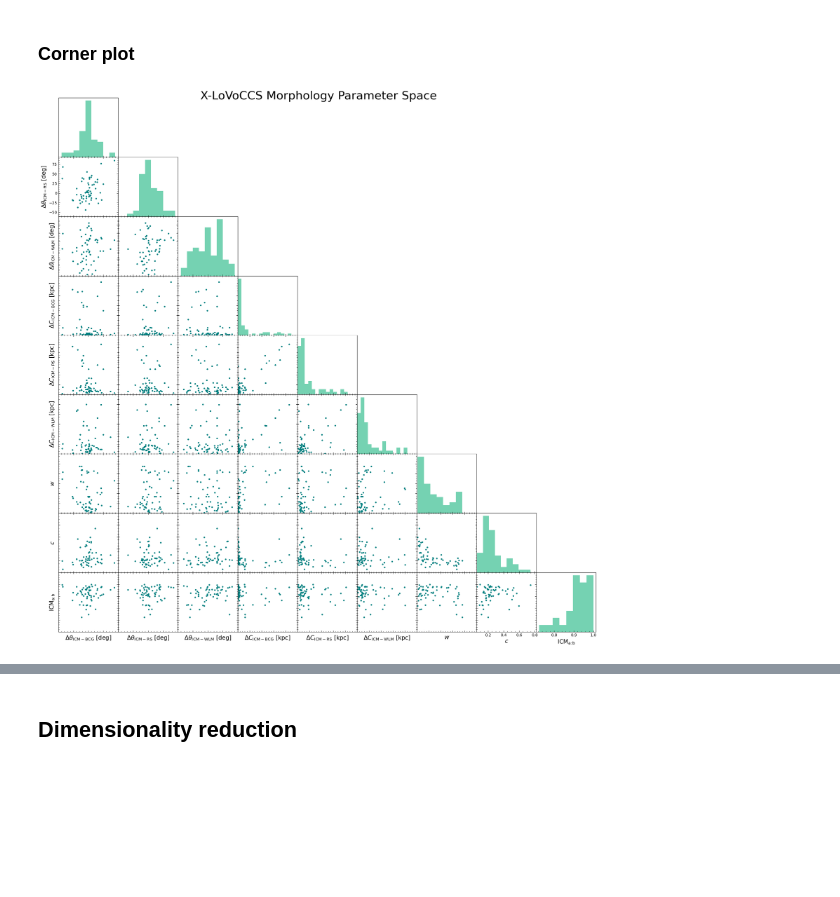
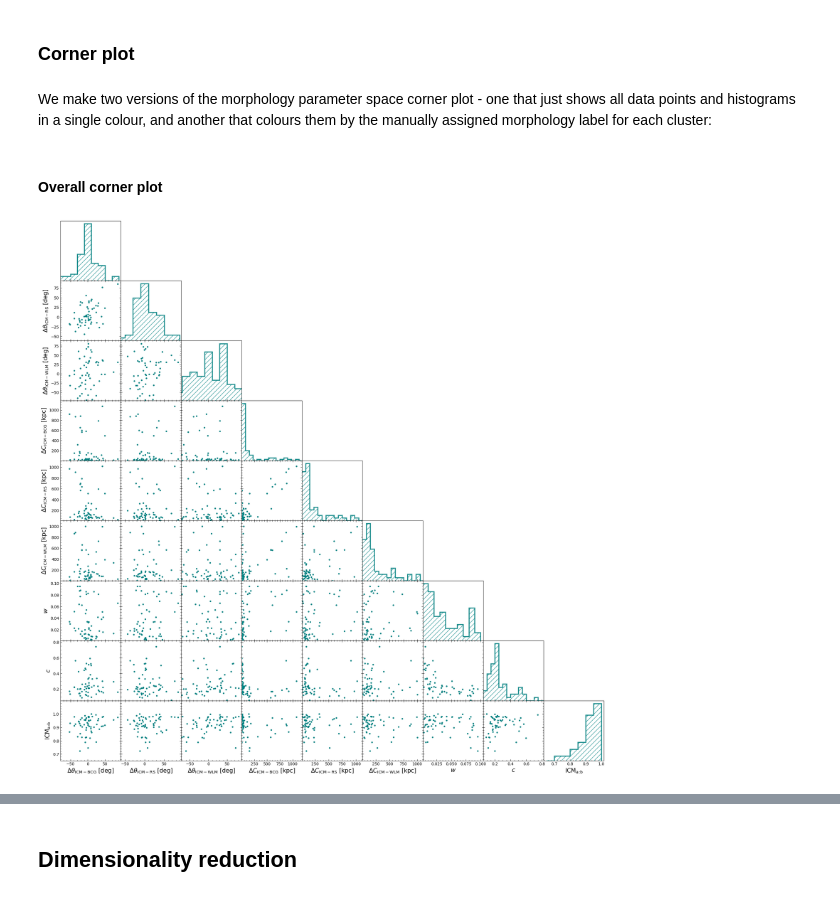
Before and after one commit to LoVoCCS/X-LoVoCCS-Analyses, a Jupyter notebook: notebooks/positions_and_morphology/whole_morphology_parameter_space.ipynb, the cells around one changed output, grey strips where cells are left out. Cells and saved outputs as stored; diff of their text form; code cells hidden in the pictures; blank space fills up the shorter version.

```diff
--- a/notebooks/positions_and_morphology/whole_morphology_parameter_space.ipynb
+++ b/notebooks/positions_and_morphology/whole_morphology_parameter_space.ipynb
@@ -78,0 +97,4 @@ xlovoccs_base.head(6)
+# %%
+morphlab_path = "../../outputs/result_files/positions_and_morphology/manual_morphology_classification_modifiers_notes.csv"
+xlovoccs_morphlab = pd.read_csv(morphlab_path).drop(columns=['LoVoCCSID', 'parent_LoVoCCSID'])
+xlovoccs_morphlab.head(6)
@@ -156,6 +186,7 @@ xlovoccs_axrat.head(6)
 ### Combining tables
 # %%
 xlovoccs_samp = pd.merge(xlovoccs_base, xlovoccs_align, left_on='name', right_on='name', how='outer')
+xlovoccs_samp = pd.merge(xlovoccs_samp, xlovoccs_morphlab, left_on='name', right_on='name', how='outer')
 xlovoccs_samp = pd.merge(xlovoccs_samp, xlovoccs_sep, left_on='name', right_on='name', how='outer')
 xlovoccs_samp = pd.merge(xlovoccs_samp, xlovoccs_para_perp_sep, left_on='name', right_on='name', how='outer')
 xlovoccs_samp = pd.merge(xlovoccs_samp, xlovoccs_morph, left_on='name', right_on='name', how='outer')
@@ -216,18 +247,22 @@ par_bins = {'icm_bcg_delta_pa': np.arange(-90, 90+20, 20),
             'icm_bcg_kpc_sep': np.arange(0, 1200+75, 75),
             'icm_red_seq_kpc_sep': np.arange(0, 1200+75, 75),
             'icm_wlm_kpc_sep': np.arange(0, 1200+75, 75),
-            'cen_shift': 'auto',
-            'concentration': 'auto',
-            'ax_ratio': 'auto'}
+            'cen_shift': np.arange(0, 0.1+0.01, 0.01),
+            'concentration': np.arange(0, 1+0.05, 0.05),
+            'ax_ratio': np.arange(0.65, 1+0.05, 0.05)}
 # %% [markdown]
 ### Corner plot
+# %% [markdown]
+We make two versions of the morphology parameter space corner plot - one that just shows all data points and histograms in a single colour, and another that colours them by the manually assigned morphology label for each cluster:
+# %% [markdown]
+#### Overall corner plot
 # %%
 # Fraction to go either side of the min/max of a given parameter distribution
 limit_padding = 0.1
 
 # Colour to use globally for these data
 glob_colour = "teal"
-hist_colour = "mediumaquamarine"
+hist_colour = "teal"
 
 fig, ax_arr = plt.subplots(figsize=(25, 25), sharex=False, sharey=False, ncols=len(par_names), nrows=len(par_names))
 fig.subplots_adjust(hspace=0)
@@ -254,39 +289,42 @@ for m, subplot in np.ndenumerate(ax_arr):
         subplot.tick_params(axis='both', direction='in', which='both', top=True, right=True)
 
         ax_arr[m].plot(cur_x_vals, cur_y_vals, '.', color=glob_colour)
 
         ax_arr[m].set_xlim(cur_x_lims)
         ax_arr[m].set_ylim(cur_y_lims)
 
         if m[0] == (len(par_names) - 1):
             ax_arr[m].set_xlabel(par_labels[cur_x_par_name], fontsize=15)
             ax_arr[m].sharex(ax_arr[(m[0]-1, m[1])])
-        else:
-            ax_arr[m].set_xticks(ax_arr[m].get_xticks(), [])
+        # else:
+            # ax_arr[m].set_xticks(ax_arr[m].get_xticks(), [])
 
+        # Setting up the y-axis ticks for rows
         if m[1] == 0:
             ax_arr[m].set_ylabel(par_labels[cur_y_par_name], fontsize=15)
-            if m[0] != 1:
-                ax_arr[m].sharey(ax_arr[(m[0], m[1]+1)])
-        else:
-            ax_arr[m].set_yticks(ax_arr[m].get_yticks(), [])
+        elif m[1] != 0:
+            ax_arr[m].sharey(ax_arr[(m[0], m[1]-1)])
+            # ax_arr[m].set_yticks(ax_arr[m].get_yticks(), [])
+            plt.setp(ax_arr[m].get_yticklabels(), visible=False)
 
     elif m[0] == m[1]:
         subplot.minorticks_on()
         subplot.tick_params(axis='both', direction='in', which='both', top=False, right=False, left=False)
 
         if m[0] != (len(par_names) - 1):
             ax_arr[m].sharex(ax_arr[(m[0]+1, m[1])])
 
-        ax_arr[m].hist(cur_x_vals, bins=par_bins[cur_x_par_name], alpha=0.9, density=True, color=hist_colour)
+        # Overall distributions
+        ax_arr[m].hist(cur_x_vals, bins=par_bins[cur_x_par_name], alpha=0.9, density=True, color=hist_colour,
+                       histtype='step', linewidth=2.5, hatch='//')
 
         ax_arr[m].set_yticks([])
 
         if m[0] == (len(par_names) - 1):
             ax_arr[m].set_xlabel(par_labels[cur_x_par_name], fontsize=15)
 
-fig.suptitle("X-LoVoCCS Morphology Parameter Space", fontsize=30, y=0.89, ha="center")
+# fig.suptitle("X-LoVoCCS Morphology Parameter Space", fontsize=30, y=0.89, ha="center")
 plt.savefig(morph_fig_path + "xlovoccs_morph_par_space_corner.pdf", bbox_inches='tight')
 plt.show()
 # %% [output]
-[figure, old version]
+[figure, new version]
```
Also changed, not shown: parts of 35 cells of this notebook.
